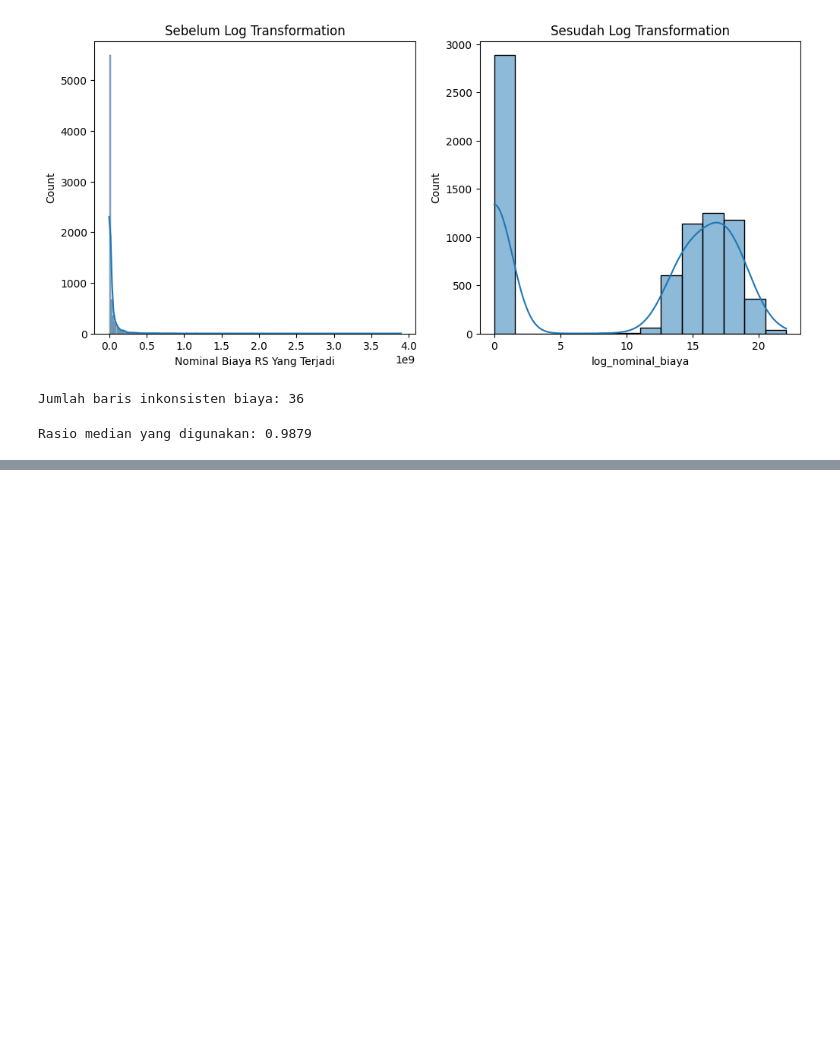
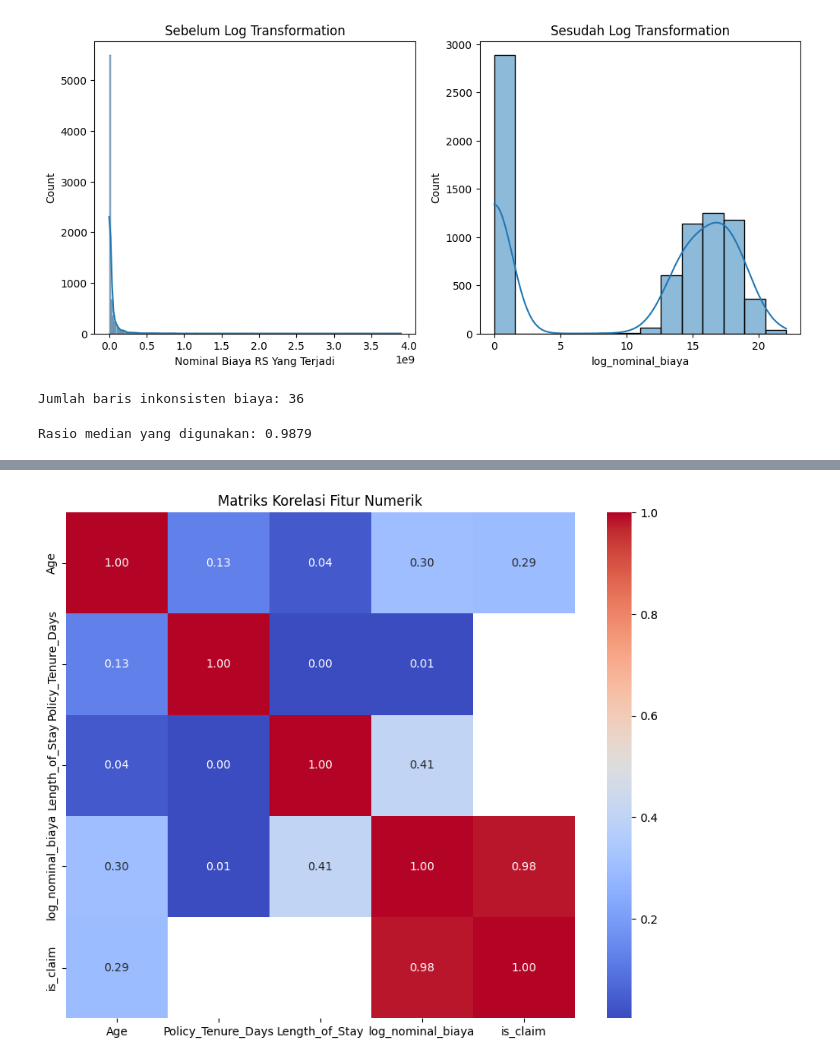
Before and after one commit to ababilkhoerulimam/insurance-claim-forecasting-mcfitb26, a Jupyter notebook: MCFITB26.ipynb, the cells around one changed output, grey strips where cells are left out. Drawn from its saved outputs; the diff is of its cells as text; code cells hidden in the pictures; blank space fills up the shorter version.

```diff
--- a/MCFITB26.ipynb
+++ b/MCFITB26.ipynb
@@ -196,0 +247,12 @@ Rasio median yang digunakan: 0.9879
+# %%
+# 1. Usia Nasabah
+ref_date = df_final['Tanggal Pasien Masuk RS'].max()
+df_final['Age'] = (df_final['Tanggal Pasien Masuk RS'].fillna(ref_date) - df_final['Tanggal Lahir']).dt.days // 365
+
+# 2. Tenur Polis
+df_final['Policy_Tenure_Days'] = (df_final['Tanggal Pasien Masuk RS'] - df_final['Tanggal Efektif Polis']).dt.days
+
+# 3. Length of Stay
+df_final['Length_of_Stay'] = (df_final['Tanggal Pasien Keluar RS'] - df_final['Tanggal Pasien Masuk RS']).dt.days
+
+display(df_final[['Age', 'Policy_Tenure_Days', 'Length_of_Stay']].describe())
@@ -196,0 +269,11 @@ Rasio median yang digunakan: 0.9879
+# %%
+# Menghitung korelasi antar fitur numerik
+correlation_matrix = df_final[['Age', 'Policy_Tenure_Days', 'Length_of_Stay', 'log_nominal_biaya', 'is_claim']].corr()
+
+# Visualisasi dengan Heatmap
+plt.figure(figsize=(10, 8))
+sns.heatmap(correlation_matrix, annot=True, cmap='coolwarm', fmt='.2f')
+plt.title('Matriks Korelasi Fitur Numerik')
+plt.show()
+# %% [output]
+[figure, added]
```
Also changed, not shown: parts of 8 cells of this notebook.
